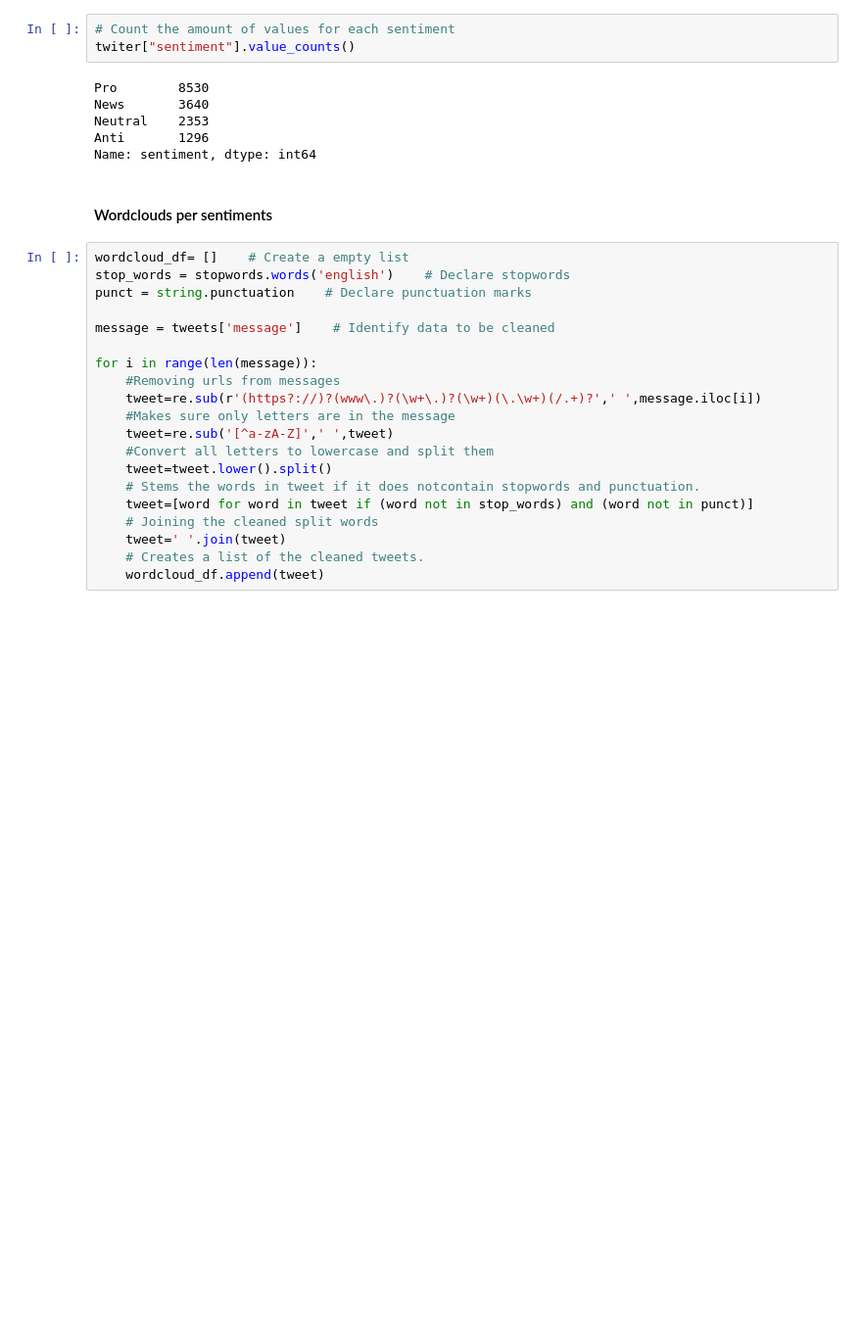
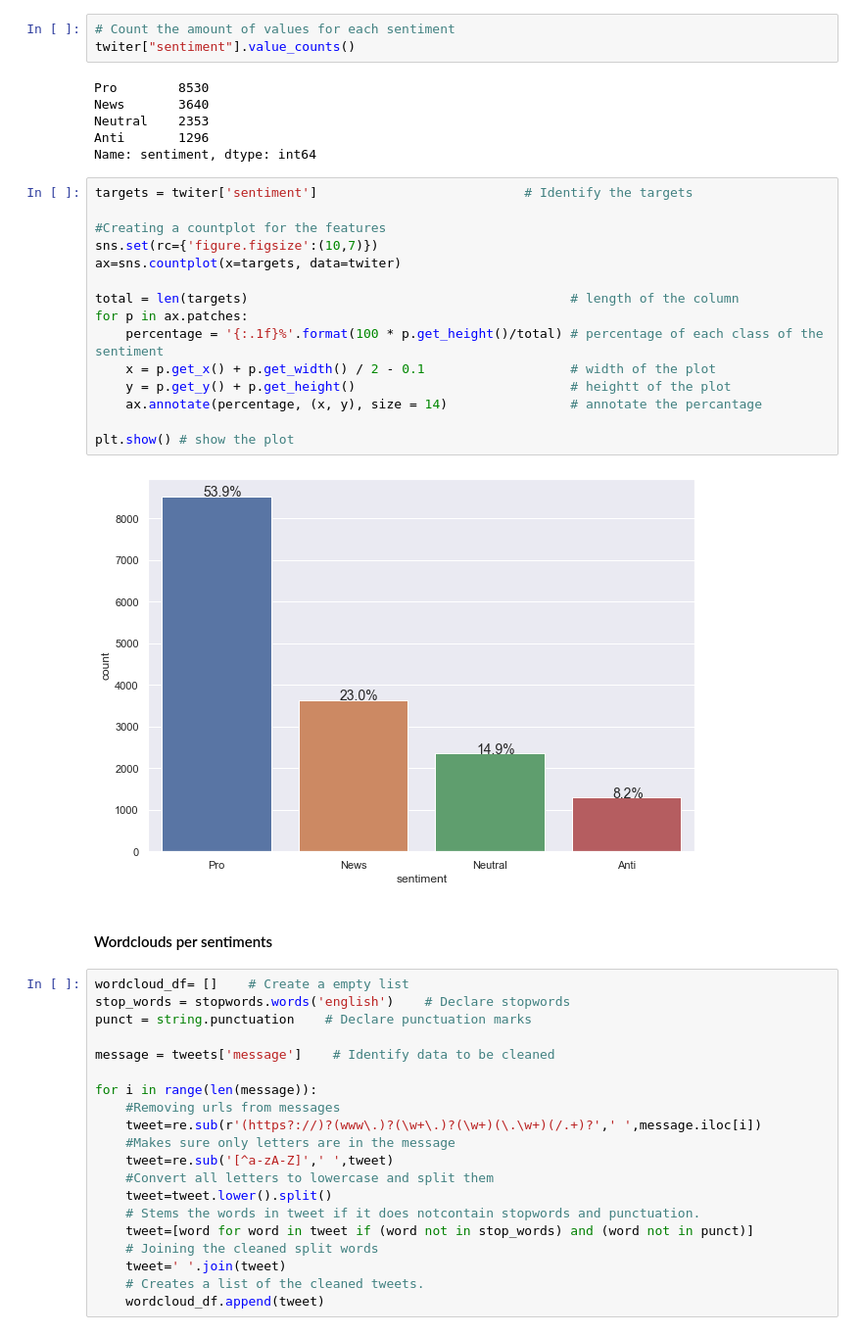
Before and after one commit to RogerA11/Team-GM4-classification-predict, a Jupyter notebook: Alette Baloyi/edsa_climate_change_belief_analysis_2022.ipynb, the cells around one changed output. Shown at 98% size. Drawn from its saved outputs; the diff is of its cells as text; blank space fills up the shorter version.

```diff
--- a/Alette Baloyi/edsa_climate_change_belief_analysis_2022.ipynb
+++ b/Alette Baloyi/edsa_climate_change_belief_analysis_2022.ipynb
@@ -267,6 +223,23 @@ News       3640
 Neutral    2353
 Anti       1296
 Name: sentiment, dtype: int64
+# %%
+targets = twiter['sentiment']                           # Identify the targets
+
+#Creating a countplot for the features
+sns.set(rc={'figure.figsize':(10,7)})
+ax=sns.countplot(x=targets, data=twiter)
+
+total = len(targets)                                          # length of the column
+for p in ax.patches:
+    percentage = '{:.1f}%'.format(100 * p.get_height()/total) # percentage of each class of the sentiment
+    x = p.get_x() + p.get_width() / 2 - 0.1                   # width of the plot
+    y = p.get_y() + p.get_height()                            # heightt of the plot
+    ax.annotate(percentage, (x, y), size = 14)                # annotate the percantage
+
+plt.show() # show the plot
+# %% [output]
+[figure, added]
 # %% [markdown]
 #### Wordclouds per sentiments
 # %%
```
Also changed, not shown: parts of 18 cells of this notebook.
